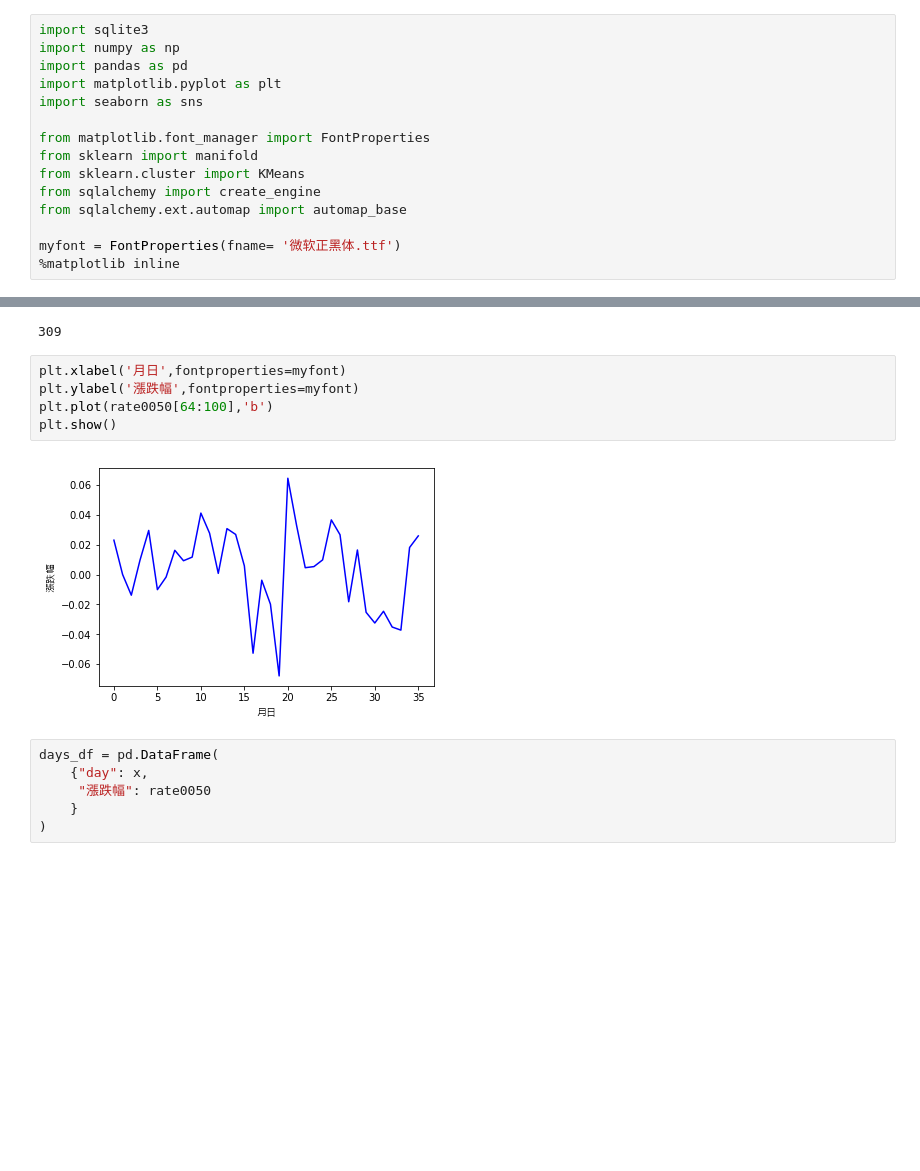
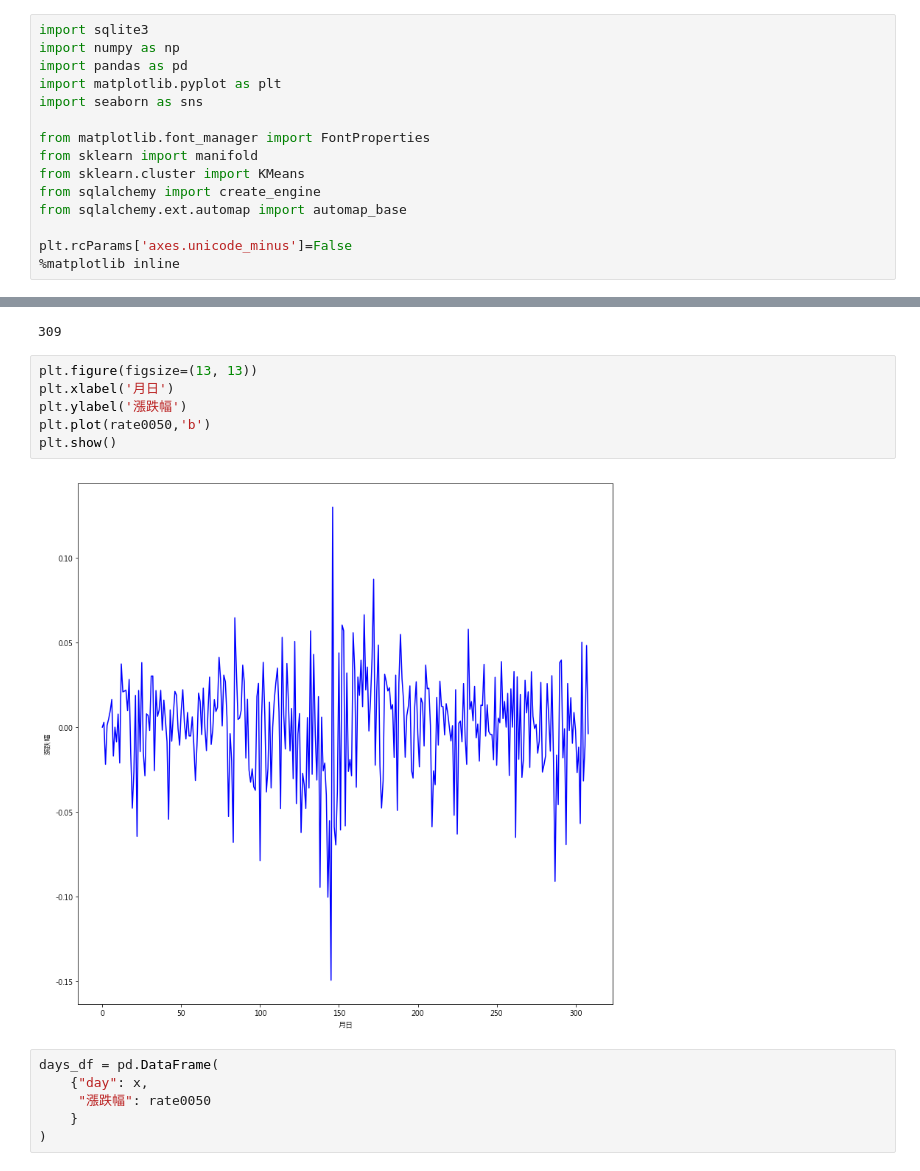
Before and after one commit to D0542562/fund-prediction, a Jupyter notebook: tw50/Taiwan 50.ipynb, the cells around one changed output, grey strips where cells are left out. Cells and saved outputs as stored; diff of their text form; blank space fills up the shorter version.

```diff
--- a/tw50/Taiwan 50.ipynb
+++ b/tw50/Taiwan 50.ipynb
@@ -11,7 +11,7 @@ from sklearn.cluster import KMeans
 from sqlalchemy import create_engine
 from sqlalchemy.ext.automap import automap_base
 
-myfont = FontProperties(fname= '微软正黑体.ttf')
+plt.rcParams['axes.unicode_minus']=False
 %matplotlib inline
 # %%
 conn = sqlite3.connect('tw50.db')
@@ -60,12 +60,13 @@ len(x)
 # %% [output]
 309
 # %%
-plt.xlabel('月日',fontproperties=myfont)
-plt.ylabel('漲跌幅',fontproperties=myfont)
-plt.plot(rate0050[64:100],'b')
+plt.figure(figsize=(13, 13))
+plt.xlabel('月日')
+plt.ylabel('漲跌幅')
+plt.plot(rate0050,'b')
 plt.show()
 # %% [output]
-[figure, old version]
+[figure, new version]
 # %%
 days_df = pd.DataFrame(
     {"day": x,
```
Also changed, not shown: parts of 15 cells of this notebook, 3 other files.
